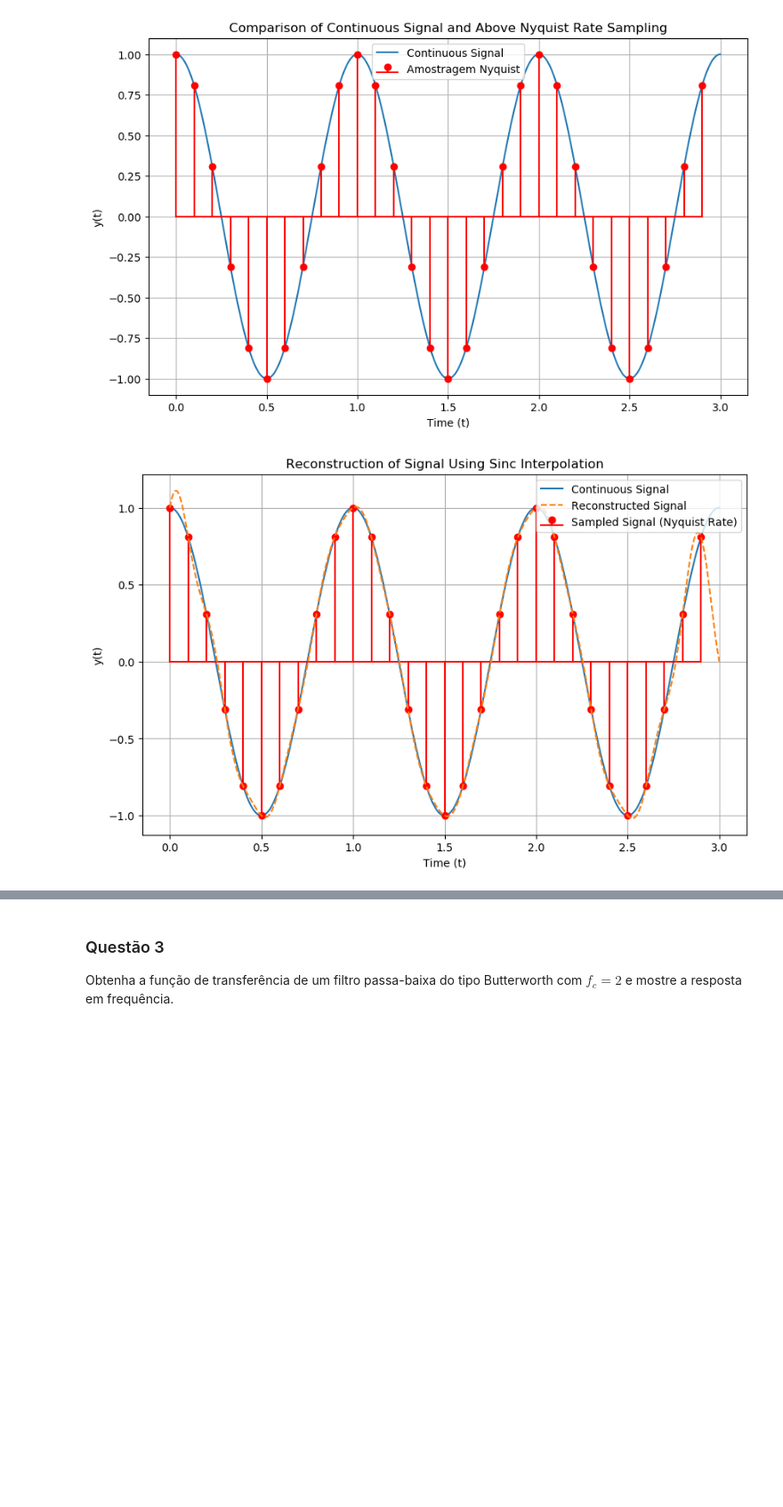
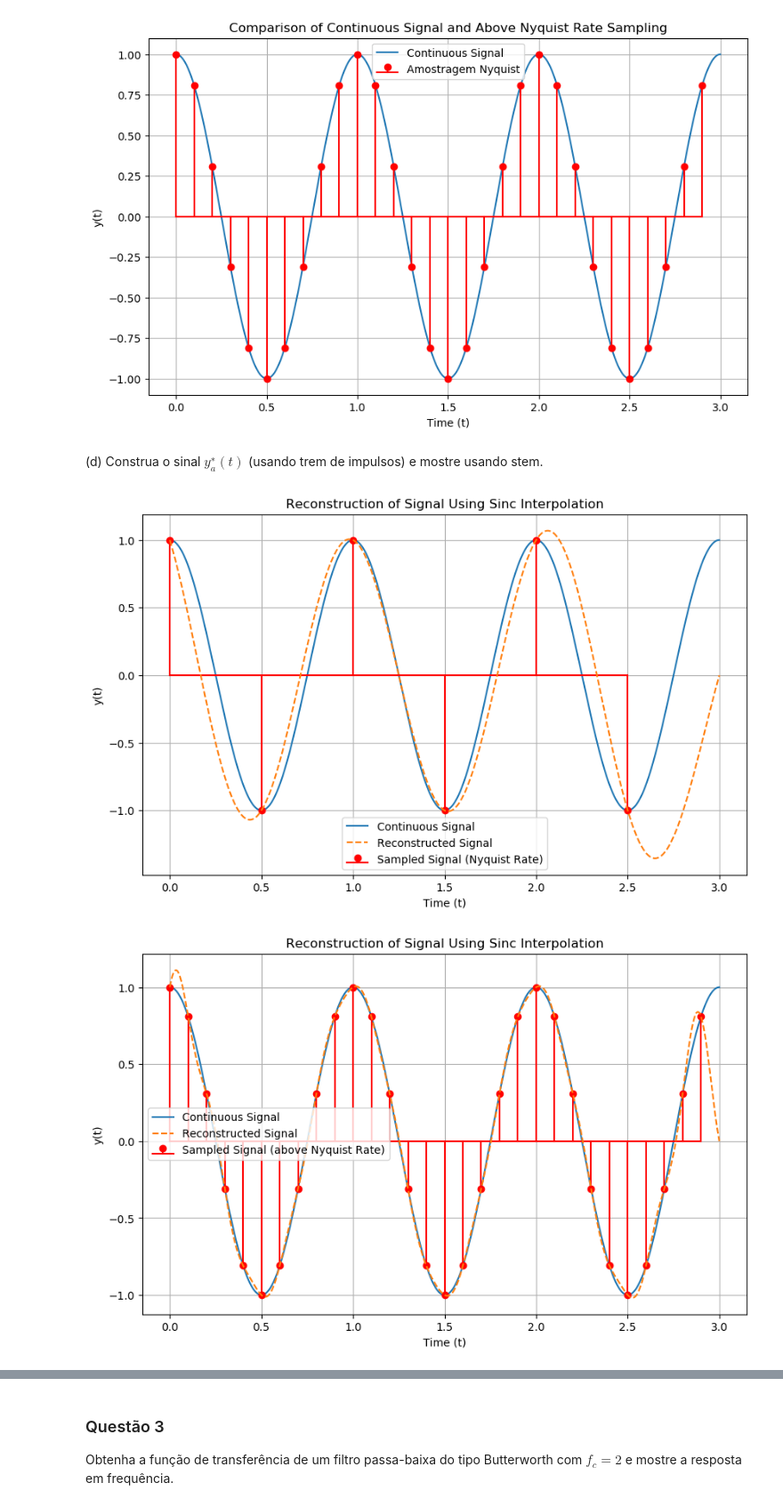
Before and after one commit to gianvstheworld/digital_control, a Jupyter notebook: signal_sampling/sampling.ipynb, the cells around one changed output, grey strips where cells are left out. Shown at 89% size. Cells and saved outputs as stored; diff of their text form; code cells hidden in the pictures; blank space fills up the shorter version.

```diff
--- a/signal_sampling/sampling.ipynb
+++ b/signal_sampling/sampling.ipynb
@@ -232,23 +250,38 @@ plt.show()
 [figure]
 [figure]
 [figure]
+# %% [markdown]
+(d) Construa o sinal $y^{∗}_a(t)$ (usando trem de impulsos) e mostre usando stem.
 # %%
 def reconstruction(t, t_samples, y_samples):
     T = t_samples[1] - t_samples[0]
     sinc = np.sinc((t[:, np.newaxis] - t_samples[np.newaxis, :]) / T)
     return np.dot(sinc, y_samples)
 
-y_reconstructed = reconstruction(t_continuous, t_sampled_10fm, y_sampled_10fm)
+y_reconstructed_2fm = reconstruction(t_continuous, t_sampled_2fm, y_sampled_2fm)
+y_reconstructed_10fm = reconstruction(t_continuous, t_sampled_10fm, y_sampled_10fm)
 
 plt.figure(figsize=(10, 6))
 plt.plot(t_continuous, y_continuous, label='Continuous Signal', linestyle='-')
-plt.stem(t_sampled_10fm, y_sampled_10fm, linefmt='r-', markerfmt='ro', basefmt='r-', label='Sampled Signal (Nyquist Rate)')
-plt.plot(t_continuous, y_reconstructed, label='Reconstructed Signal', linestyle='--')
+plt.stem(t_sampled_2fm, y_sampled_2fm, linefmt='r-', markerfmt='ro', basefmt='r-', label='Sampled Signal (Nyquist Rate)')
+plt.plot(t_continuous, y_reconstructed_2fm, label='Reconstructed Signal', linestyle='--')
 plt.xlabel('Time (t)')
 plt.ylabel('y(t)')
 plt.legend()
 plt.title('Reconstruction of Signal Using Sinc Interpolation')
 plt.grid(True)
 plt.show()
+
+plt.figure(figsize=(10, 6))
+plt.plot(t_continuous, y_continuous, label='Continuous Signal', linestyle='-')
+plt.stem(t_sampled_10fm, y_sampled_10fm, linefmt='r-', markerfmt='ro', basefmt='r-', label='Sampled Signal (above Nyquist Rate)')
+plt.plot(t_continuous, y_reconstructed_10fm, label='Reconstructed Signal', linestyle='--')
+plt.xlabel('Time (t)')
+plt.ylabel('y(t)')
+plt.legend()
+plt.title('Reconstruction of Signal Using Sinc Interpolation')
+plt.grid(True)
+plt.show()
 # %% [output]
-[figure, old version]
+[figure, new version]
+[figure, added]
```
Also changed, not shown: parts of 12 cells of this notebook, 1 other file.
